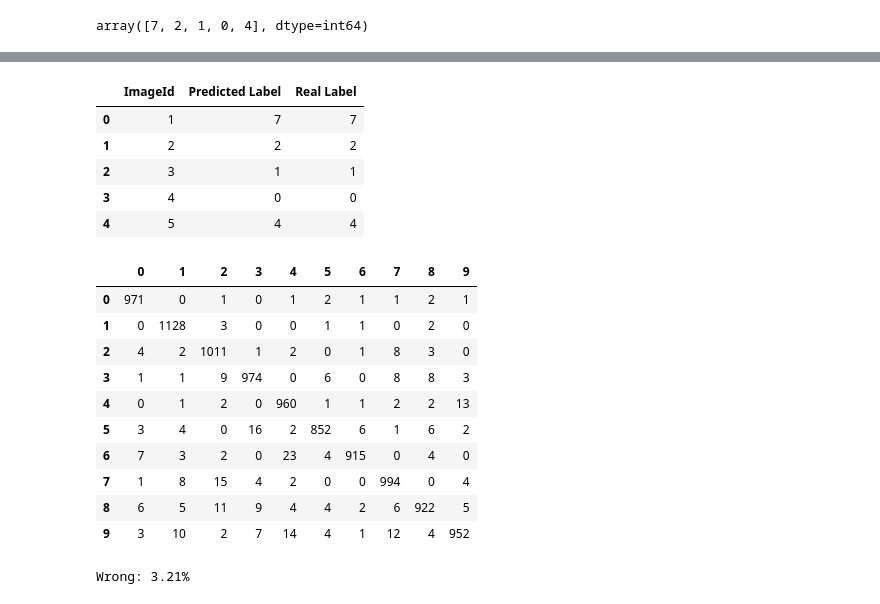
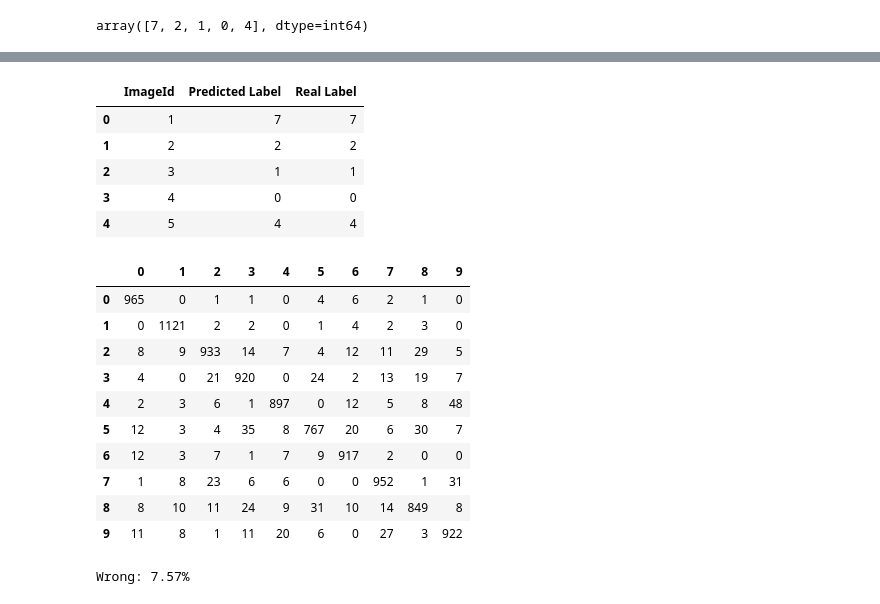
Before and after one commit to mattturner86/MachineLearning101, a Jupyter notebook: NMIST/mnist - keras simple neural network.ipynb, the cells around one changed output, grey strips where cells are left out. Cells and saved outputs as stored; diff of their text form; code cells hidden in the pictures.

```diff
--- a/NMIST/mnist - keras simple neural network.ipynb
+++ b/NMIST/mnist - keras simple neural network.ipynb
@@ -101,7 +102,8 @@ scale = np.max(X_train)
 X_train /= scale
 X_test /= scale
 
+#Commented out because I don't think this is really needed
 mean = np.std(X_train)
-X_train -= mean
-X_test -= mean
+#X_train -= mean
+#X_test -= mean
 # %%
@@ -137,12 +130,8 @@ model = Sequential()
 # Dense(128) is a fully-connected layer with 128 hidden units.
 # in the first layer, you must specify the expected input data shape:
 # here, input_dim-dimensional vectors.
-model.add(Dense(128, activation='relu', input_dim=input_dim))
-model.add(Dropout(0.2))
-model.add(Dense(128, activation='relu'))
-model.add(Dropout(0.2))
-model.add(Dense(128, activation='relu'))
-model.add(Dropout(0.2))
+#model.add(Dense(128, activation='relu', input_dim=input_dim))
+#model.add(Dropout(0.2))
 model.add(Dense(nb_classes, activation='softmax'))
 # %%
 # we'll use categorical xent for the loss, and RMSprop as the optimizer
@@ -214,26 +198,26 @@ plt.show()
 # %%
 import pandas as pd
-results = pd.DataFrame({"ImageId": list(range(1,len(preds)+1)), "Predicted Label": y_pred, "Real Label":y_test_orig})
+results = pd.DataFrame({"ImageId": list(range(1,len(y_pred)+1)), "Predicted Label": y_pred, "Real Label":y_test_orig})
 display(results.head())
 
 from sklearn.metrics import confusion_matrix
 cm = pd.DataFrame(confusion_matrix(y_test_orig, y_pred))
 display(cm)
 # %% [output]
 |  | ImageId | Predicted Label | Real Label |
 | 0 | 1 | 7 | 7 |
 | 1 | 2 | 2 | 2 |
 | 2 | 3 | 1 | 1 |
 | 3 | 4 | 0 | 0 |
 | 4 | 5 | 4 | 4 |
 |  | 0 | 1 | 2 | 3 | 4 | 5 | 6 | 7 | 8 | 9 |
-| 0 | 971 | 0 | 1 | 0 | 1 | 2 | 1 | 1 | 2 | 1 |
-| 1 | 0 | 1128 | 3 | 0 | 0 | 1 | 1 | 0 | 2 | 0 |
-| 2 | 4 | 2 | 1011 | 1 | 2 | 0 | 1 | 8 | 3 | 0 |
-| 3 | 1 | 1 | 9 | 974 | 0 | 6 | 0 | 8 | 8 | 3 |
-| 4 | 0 | 1 | 2 | 0 | 960 | 1 | 1 | 2 | 2 | 13 |
-| 5 | 3 | 4 | 0 | 16 | 2 | 852 | 6 | 1 | 6 | 2 |
-| 6 | 7 | 3 | 2 | 0 | 23 | 4 | 915 | 0 | 4 | 0 |
-| 7 | 1 | 8 | 15 | 4 | 2 | 0 | 0 | 994 | 0 | 4 |
-| 8 | 6 | 5 | 11 | 9 | 4 | 4 | 2 | 6 | 922 | 5 |
-| 9 | 3 | 10 | 2 | 7 | 14 | 4 | 1 | 12 | 4 | 952 |
+| 0 | 965 | 0 | 1 | 1 | 0 | 4 | 6 | 2 | 1 | 0 |
+| 1 | 0 | 1121 | 2 | 2 | 0 | 1 | 4 | 2 | 3 | 0 |
+| 2 | 8 | 9 | 933 | 14 | 7 | 4 | 12 | 11 | 29 | 5 |
+| 3 | 4 | 0 | 21 | 920 | 0 | 24 | 2 | 13 | 19 | 7 |
+| 4 | 2 | 3 | 6 | 1 | 897 | 0 | 12 | 5 | 8 | 48 |
+| 5 | 12 | 3 | 4 | 35 | 8 | 767 | 20 | 6 | 30 | 7 |
+| 6 | 12 | 3 | 7 | 1 | 7 | 9 | 917 | 2 | 0 | 0 |
+| 7 | 1 | 8 | 23 | 6 | 6 | 0 | 0 | 952 | 1 | 31 |
+| 8 | 8 | 10 | 11 | 24 | 9 | 31 | 10 | 14 | 849 | 8 |
+| 9 | 11 | 8 | 1 | 11 | 20 | 6 | 0 | 27 | 3 | 922 |
@@ -242,4 +224,6 @@ ids_wrong = results[results['Predicted Label']!=results['Real Label']]
 # %%
+ids_wrong = results[results['Predicted Label']!=results['Real Label']]
+
 def ids_wrong_specify(pred,real):
     return results[(results['Predicted Label']==pred) & (results['Real Label']==real)]
 
@@ -248,7 +232,7 @@ ids_correct = results[results['Predicted Label']==results['Real Label']]
 ids_wrong = results[results['Predicted Label']!=results['Real Label']]
 print(f"Wrong: {100*ids_wrong.shape[0]/X_test.shape[0]}%")
 # %% [output]
-Wrong: 3.21%
+Wrong: 7.57%
 # %%
 import matplotlib.pyplot as plt
 import random
```
Also changed, not shown: parts of 15 cells of this notebook, 4 other files.
